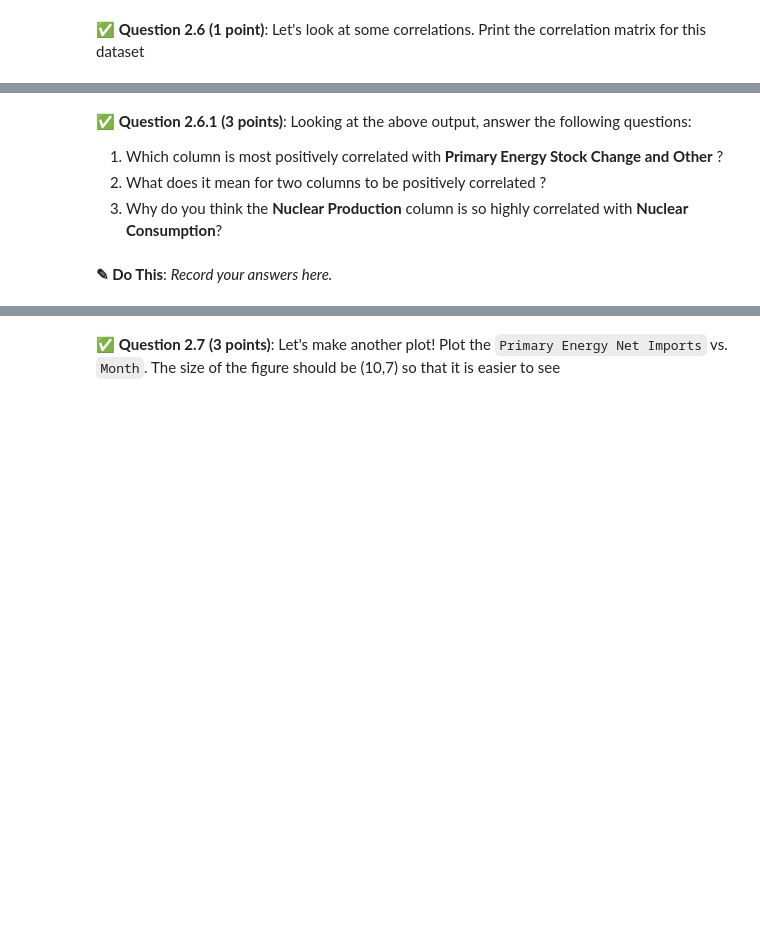
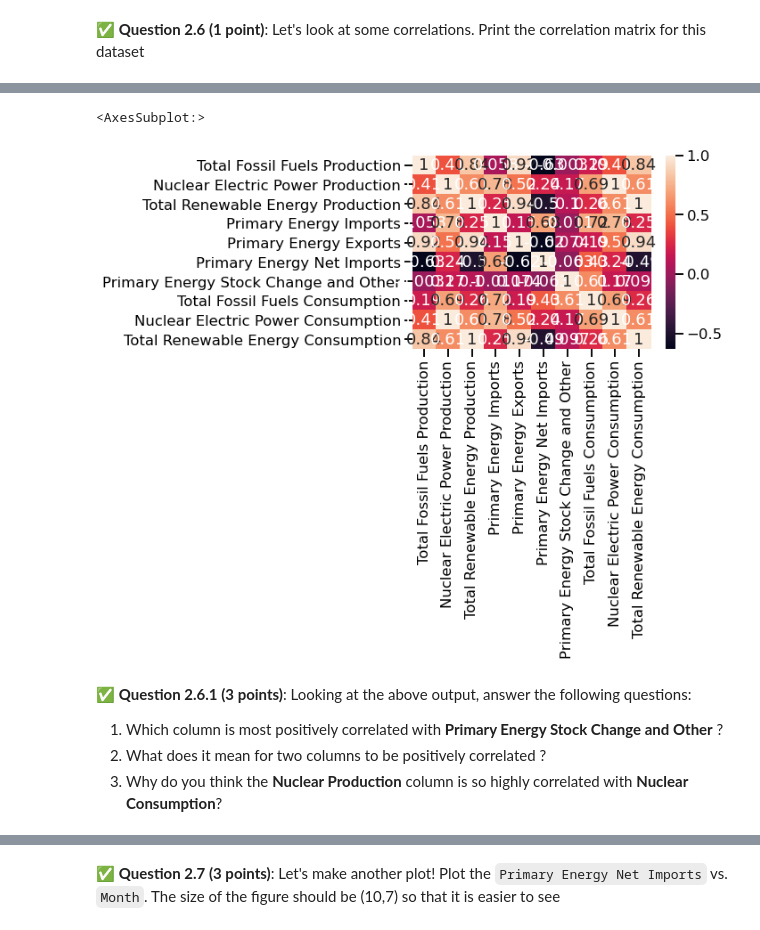
Before and after one commit to Kikuchanw/cmse202-f22-turnin, a Jupyter notebook: midterm/CMSE202-Midterm-Section003-HaizhouWang.ipynb, the cells around one changed output, grey strips where cells are left out. Cells and saved outputs as stored; diff of their text form; code cells hidden in the pictures; blank space fills up the shorter version.

```diff
--- a/midterm/CMSE202-Midterm-Section003-HaizhouWang.ipynb
+++ b/midterm/CMSE202-Midterm-Section003-HaizhouWang.ipynb
@@ -168,3 +175,5 @@ Do this
 2. print the first 5 rows
 # %%
 # Put your code here
+energy = pd.read_excel('energy_dataset.xlsx', index_col=0,skiprows=10)
+energy.head()
@@ -184,3 +226,8 @@ Do this
 &#9989; **Question 2.3 (3 points)**: The reason `pandas` does not see numbers is because of the first line (or row) of data. As you can see that line is just (Quadrillion Btu). Let's remove it.
 # %%
 # Put your code here to drop the entire first line
+energy = energy.reset_index()
+energy.drop(index=energy.index[0],
+        axis=0,
+        inplace=True)
+energy
@@ -206,4 +276,22 @@ __NOTE:__ I said **method** not function! Also the `astype` method does not have
+# %%
+# Put your code here
+
+# set new index
+energy.set_index('Month')
+# change the type
+energy['Total Fossil Fuels Production'] = energy['Total Fossil Fuels Production'].astype(str).str.replace('%','').astype(np.float64)
+energy['Nuclear Electric Power Production'] = energy['Nuclear Electric Power Production'].astype(str).str.replace('%','').astype(np.float64)
+energy['Total Renewable Energy Production'] = energy['Total Renewable Energy Production'].astype(str).str.replace('%','').astype(np.float64)
+energy['Primary Energy Imports'] = energy['Primary Energy Imports'].astype(str).str.replace('%','').astype(np.float64)
+energy['Primary Energy Exports'] = energy['Primary Energy Exports'].astype(str).str.replace('%','').astype(np.float64)
+energy['Primary Energy Net Imports'] = energy['Primary Energy Net Imports'].astype(str).str.replace('%','').astype(np.float64)
+energy['Primary Energy Stock Change and Other'] = energy['Primary Energy Stock Change and Other'].astype(str).str.replace('%','').astype(np.float64)
+energy['Total Fossil Fuels Consumption'] = energy['Total Fossil Fuels Consumption'].astype(str).str.replace('%','').astype(np.float64)
+energy['Nuclear Electric Power Consumption'] = energy['Nuclear Electric Power Consumption'].astype(str).str.replace('%','').astype(np.float64)
+energy['Total Renewable Energy Consumption'] = energy['Total Renewable Energy Consumption'].astype(str).str.replace('%','').astype(np.float64)
 # %% [markdown]
 &#9989; **Question 2.6 (1 point)**: Let's look at some correlations. Print the correlation matrix for this dataset
 # %%
 # Put your code here
+cm = energy.corr()
+cm
@@ -210,8 +310,13 @@ __NOTE:__ I said **method** not function! Also the `astype` method does not have
+# %%
+import seaborn as sn
+import matplotlib.pyplot as plt
+sn.heatmap(cm, annot=True)
+# %% [output]
+<AxesSubplot:>
+[figure, added]
 # %% [markdown]
 &#9989; **Question 2.6.1 (3 points)**: Looking at the above output, answer the following questions:
 
 1. Which column is most positively correlated with **Primary Energy Stock Change and Other** ?
 2. What does it mean for two columns to be positively correlated ?
 2. Why do you think the **Nuclear Production** column is so highly correlated with **Nuclear Consumption**?
-# %% [markdown]
-**<font size=+3>&#9998;</font> Do This**: *Record your answers here.*
```
Also changed, not shown: parts of 17 cells of this notebook.
